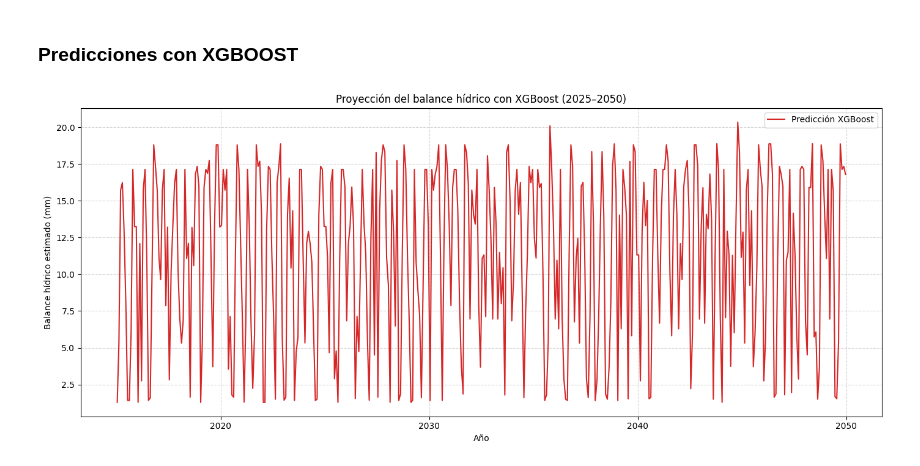
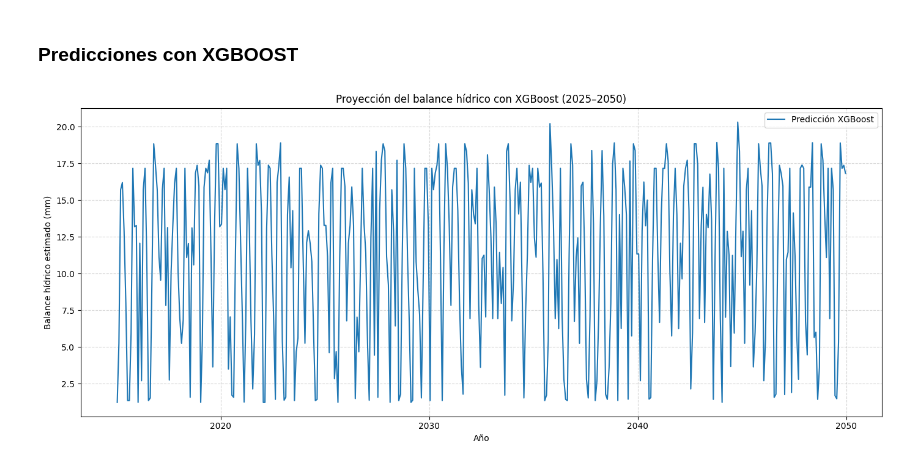
Before and after one commit to FreddyHVG/MIAA_taller02, a Jupyter notebook: model_MLFlow.ipynb, the cells around one changed output. Cells and saved outputs as stored; diff of their text form; code cells hidden in the pictures.

```diff
--- a/model_MLFlow.ipynb
+++ b/model_MLFlow.ipynb
@@ -283,11 +281,11 @@ import mlflow.keras
 mlflow.set_tracking_uri(mlflow_tunnel.public_url)
 
 # 🔴 Cargar mejor modelo XGBoost desde su ruta en MLflow
-xgb_model_uri = "runs:/c987eb48b6154c998a21426771973334/xgboost_model"
+xgb_model_uri = "runs:/a4ed33fe433a45db8aefd14082f83f3f/xgboost_model"
 xgb_model_best = mlflow.sklearn.load_model(xgb_model_uri)
 
 # 🟣 Cargar mejor modelo LSTM desde su ruta en MLflow
-lstm_model_uri = "runs:/f5b02d0fdf5140dcb751e18883b7045e/lstm_model"
+lstm_model_uri = "runs:/a15d111fe18641adac6399a8c333a1f4/lstm_model"
 lstm_model_best = mlflow.keras.load_model(lstm_model_uri)
 # %% [markdown]
 **Guardar modelo como pkl**
@@ -402,32 +400,32 @@ import matplotlib.dates as mdates
 
 # Paso 1: Asegurar formato datetime en fechas
 df_cmip6['date'] = pd.to_datetime(df_cmip6['date'])
 
 # Paso 2: Preparar entradas
 df_input = df_cmip6.copy()
 X_new = scaler_X.transform(df_input[['precip_mm', 'temp_c', 'wind_u', 'wind_v', 'solar_rad']])
 
 # Paso 3: Predicción con modelo XGBoost cargado desde MLflow
 y_pred_xgb_new_scaled = xgb_model_best.predict(X_new)
 y_pred_xgb_new = scaler_y.inverse_transform(y_pred_xgb_new_scaled.reshape(-1, 1))
 
 # Paso 4: Agregar resultados al DataFrame
 df_input['balance_pred_xgb'] = y_pred_xgb_new
 
 # Paso 5: Visualizar predicciones
 plt.figure(figsize=(14,6))
-plt.plot(df_input['date'], df_input['balance_pred_xgb'], label='Predicción XGBoost', color='tab:red')
+plt.plot(df_input['date'], df_input['balance_pred_xgb'], label='Predicción XGBoost', color='tab:blue')
 
 # Eje X: mostrar solo años cada 10
 plt.gca().xaxis.set_major_locator(mdates.YearLocator(10))
 plt.gca().xaxis.set_major_formatter(mdates.DateFormatter('%Y'))
 
 plt.xlabel("Año")
 plt.ylabel("Balance hídrico estimado (mm)")
 plt.title("Proyección del balance hídrico con XGBoost (2025–2050)")
 plt.legend()
 plt.grid(True, linestyle='--', alpha=0.5)
 plt.tight_layout()
 plt.show()
 # %% [output]
-[figure, old version]
+[figure, new version]
```
Also changed, not shown: parts of 6 cells of this notebook, 59 other files.
